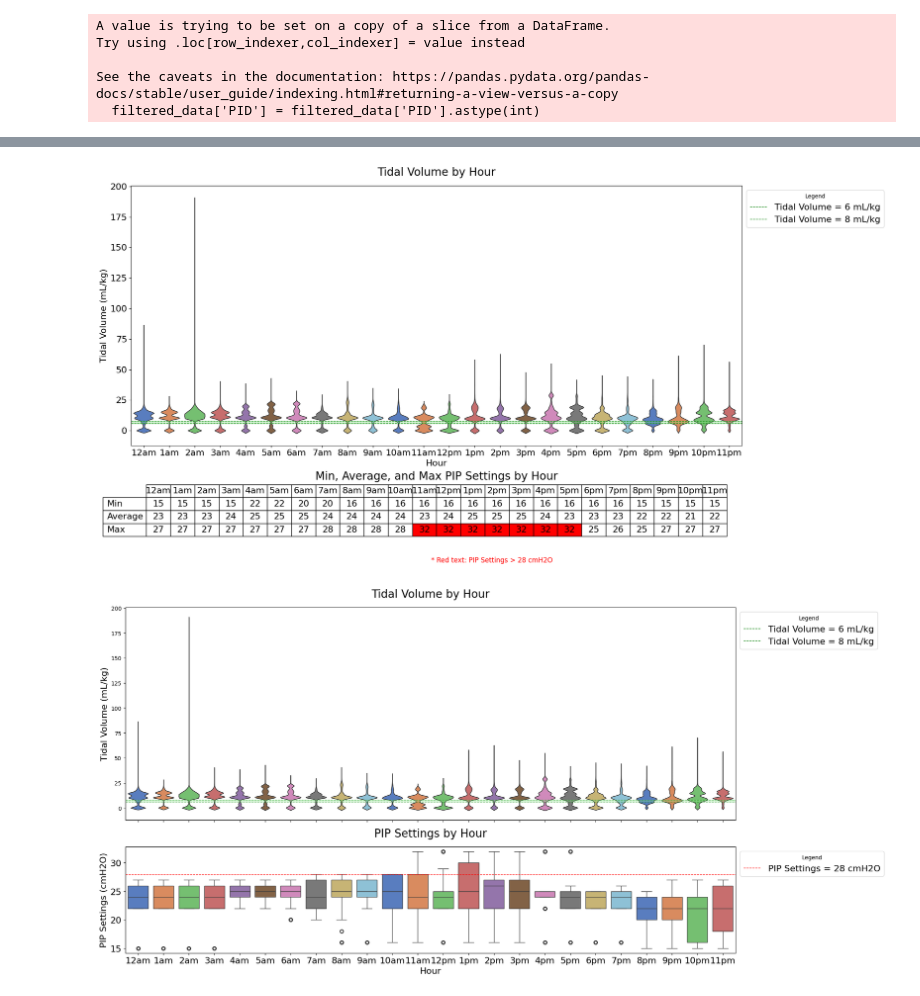
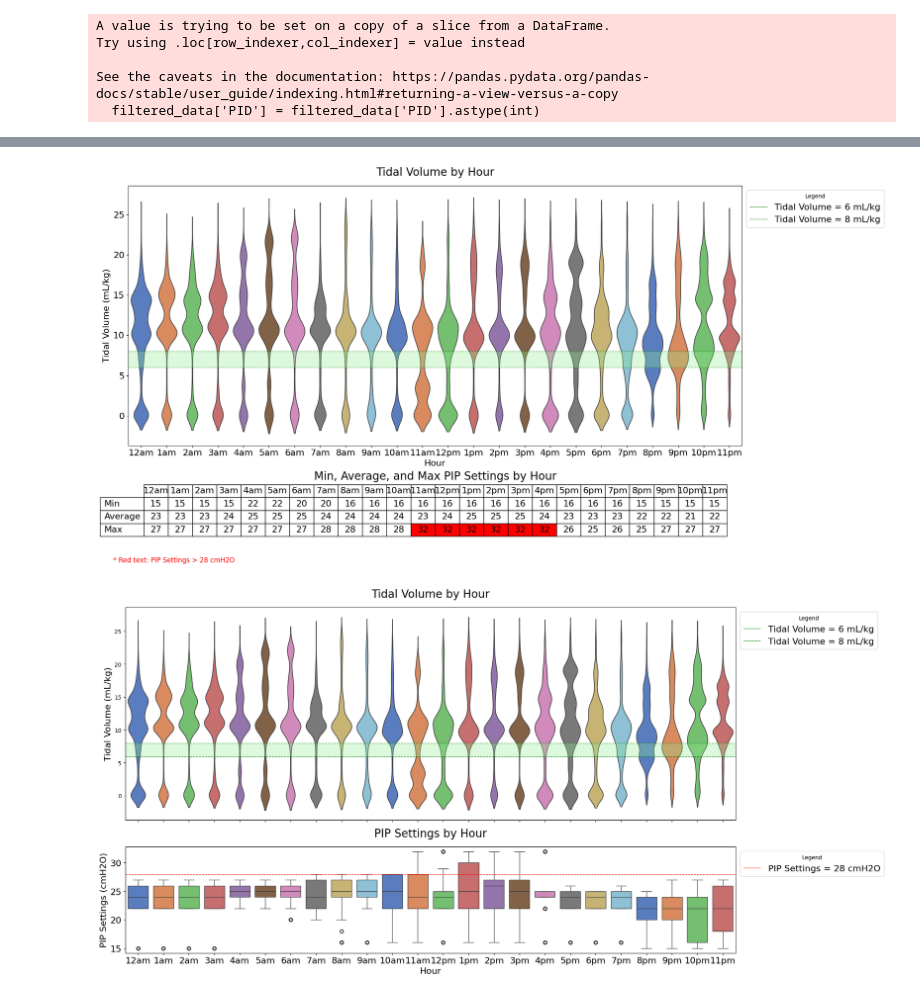
Before and after one commit to LoWeT3469/PARDS, a Jupyter notebook: a-Pressure&Volume.ipynb, the cells around one changed output, grey strips where cells are left out. Drawn from its saved outputs; the diff is of its cells as text; code cells hidden in the pictures.

```diff
--- a/a-Pressure&Volume.ipynb
+++ b/a-Pressure&Volume.ipynb
@@ -1647,3 +1640,8 @@ Try using .loc[row_indexer,col_indexer] = value instead
 
 See the caveats in the documentation: https://pandas.pydata.org/pandas-docs/stable/user_guide/indexing.html#returning-a-view-versus-a-copy
   filtered_data['PID'] = filtered_data['PID'].astype(int)
+# %%
+# Filter rows where 'TV(mL/kg)' is less than 25
+filtered_df = result_df[result_df['TV(mL/kg)'] < 25]
+
+print(filtered_df.info())
@@ -1649,0 +1666,36 @@ See the caveats in the documentation: https://pandas.pydata.org/pandas-docs/stab
+# %%
+# Violinplot for all AVEAA by PIP Settings
+
+result_df = filtered_df
+
+# Set the size of the plot
+plt.figure(figsize=(20, 10))
+
+# Create violin plot
+sns.violinplot(data=result_df, x='PIP_Settings', y='TV(mL/kg)', hue='PIP_Settings', palette='muted', legend=False)
+plt.xlabel('PIP Settings (cmH2O)', fontsize=16)
+plt.ylabel('Tidal Volume (mL/kg)', fontsize=16)
+plt.title('CDGR Ventilator: Tidal Volume Distribution across PIP Settings', fontsize=20)
+
+# Add thresholds for Volume in violin plot
+plt.axhline(y=6, color='r', linestyle='--', linewidth=1, label='Tidal Volume = 6 mL/kg')
+plt.axhline(y=8, color='b', linestyle='--', linewidth=1, label='Tidal Volume = 8 mL/kg')
+
+# Find the index corresponding to PIP Setting of 28.0
+# Get unique PIP_Settings values and drop NaN
+x_index = result_df['PIP_Settings'].dropna().unique()
+# Sort the unique values in ascending order
+x_index.sort()
+# Find the index corresponding to PIP Setting of 28.0
+pip_28_index = np.where(x_index == 28.0)[0][0]
+# Add vertical line at x=28.0
+plt.axvline(x=pip_28_index, color='g', linestyle='--', linewidth=2, label='PIP Setting = 28 cmH2O')
+
+plt.xticks(fontsize=12)
+plt.yticks(fontsize=12)
+
+# plt.legend()
+# plt.legend()
+plt.legend(title='Legend', bbox_to_anchor=(1, 1), loc='upper left', fontsize=16)
+
+plt.show()
@@ -1736,35 +1790,35 @@ col_labels[0] = '12am'
 col_labels[12] = '12pm'
 
 # Create a table to display min, average, and max PIP Settings
 table_pos = [0.025, -0.35, 0.95, 0.2]  # Adjust the bbox position (left, bottom, width, height)
 table = ax.table(cellText=formatted_table_data,
                  rowLabels=row_labels,
                  colLabels=col_labels,
                  cellLoc='center',
                  cellColours=cell_colors,
                  loc='bottom',
                  bbox=table_pos)
 
 # Adjust table properties
 table.auto_set_font_size(False)
 table.set_fontsize(16)
 table.scale(1, 1.5)
 
 # Add a title for the table
 table_title = plt.text(0.5, -0.12, 'Min, Average, and Max PIP Settings by Hour', horizontalalignment='center', verticalalignment='center',
                        transform=ax.transAxes, fontsize=20)
 
 # Add legend for red text indicating PIP Settings > 28
 legend_text = '* Red text: PIP Settings > 28 cmH2O'
-plt.figtext(0.5, -0.01, legend_text, wrap=True, horizontalalignment='center', fontsize=12, color='red')
+plt.figtext(0.1, -0.01, legend_text, wrap=True, horizontalalignment='center', fontsize=12, color='red')
 
 # Adjust layout
 plt.tight_layout()
 
 # Show plot
 plt.show()
 # %% [output]
-[figure, old version]
+[figure, new version]
 # %%
 # PIP Settings v.s Tidal Volume in time series for the Pressure Control Mode cohort
 ## AVEAA (all) -- Violinplot + Boxplot
@@ -1838,4 +1892,4 @@ plt.tight_layout()
 # Show plot
 plt.show()
 # %% [output]
-[figure, old version]
+[figure, new version]
```
Also changed, not shown: parts of 8 cells of this notebook.
